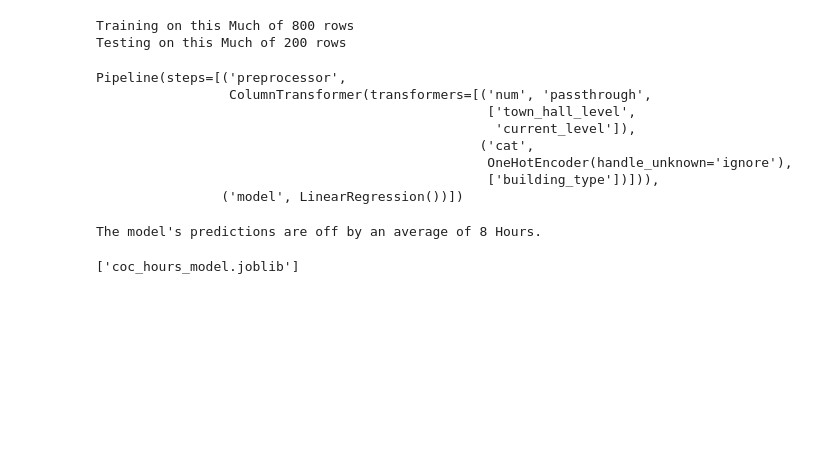
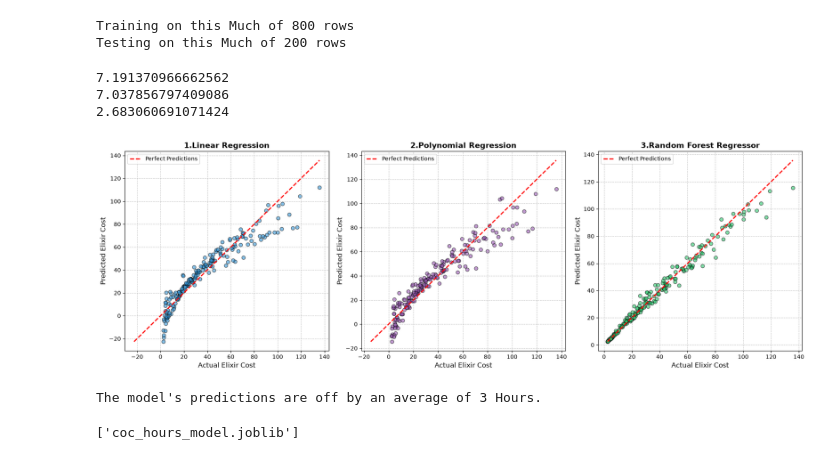
Before and after one commit to SheikhAz/Machine-Learning-Models, a Jupyter notebook: Training/Clash of Clan Upgrade/clashofclanupgrade.ipynb, the cells around one changed output. Cells and saved outputs as stored; diff of their text form; code cells hidden in the pictures; blank space fills up the shorter version.

Commit message:
Model Updated

```diff
--- a/Training/Clash of Clan Upgrade/clashofclanupgrade.ipynb
+++ b/Training/Clash of Clan Upgrade/clashofclanupgrade.ipynb
@@ -67,14 +68,3 @@ pipeline = Pipeline(steps=[
     ('preprocessor',preprocessor),
     ('model',LinearRegression())
 ])
-# %%
-pipeline.fit(X_train,y_train)
-# %% [output]
-Pipeline(steps=[('preprocessor',
-                 ColumnTransformer(transformers=[('num', 'passthrough',
-                                                  ['town_hall_level',
-                                                   'current_level']),
-                                                 ('cat',
-                                                  OneHotEncoder(handle_unknown='ignore'),
-                                                  ['building_type'])])),
-                ('model', LinearRegression())])
@@ -81,8 +84,62 @@ Pipeline(steps=[('preprocessor',
+# %%
+# Polynomial Regression
+pre_poly = ColumnTransformer([
+    ('num',Pipeline([('poly',PolynomialFeatures(degree=3,include_bias=False))]),['town_hall_level','current_level']),
+    ('cat',OneHotEncoder(handle_unknown='ignore'),["building_type"])
+])
+pipe_poly = Pipeline([
+    ("pre",pre_poly),('model',LinearRegression())
+])
+pipe_poly.fit(X_train,y_train)
+pred_poly = pipe_poly.predict(X_test)
+# %%
+# Random Forest Regressor
+from sklearn.ensemble import RandomForestRegressor
+
+
+pipe_rfr = Pipeline([
+    ('pre',pre_linear),('model',RandomForestRegressor(random_state=43))
+])
+pipe_rfr.fit(X_train,y_train)
+pred_rfr = pipe_rfr.predict(X_test)
+# %%
+linear_error = mean_absolute_error(y_test,pred_lin)
+polynomial_error = mean_absolute_error(y_test,pred_poly)
+Random_error = mean_absolute_error(y_test,pred_rfr)
+
+print(linear_error)
+print(polynomial_error)
+print(Random_error)
+# %% [output]
+7.191370966662562
+7.037856797409086
+2.683060691071424
+# %%
+fig, axes = plt.subplots(1,3,figsize = (18,6))
+def plot_prediction(ax,predictions,title ,color):
+    ax.scatter(y_test,predictions,alpha = 0.6,color=color,edgecolor ='k',s=40)
+
+    min_val = min(y_test.min(),predictions.min())
+    max_val = max(y_test.max(),predictions.max())
+    ax.plot([min_val,max_val],[min_val,max_val],'--r',lw = 2 ,label = "Perfect Predictions")
+    ax.set_title(title, fontsize=14, fontweight='bold')
+    ax.set_xlabel('Actual Elixir Cost', fontsize=12)
+    ax.set_ylabel('Predicted Elixir Cost', fontsize=12)
+    ax.legend()
+    ax.grid(True, linestyle='--', alpha=0.7)
+
+plot_prediction(axes[0],pred_lin,'1.Linear Regression','#3498db')
+plot_prediction(axes[1],pred_poly,'2.Polynomial Regression','#9b59b6')
+plot_prediction(axes[2],pred_rfr,'3.Random Forest Regressor','#2ecc71')
+
+plt.tight_layout()
+plt.show()
+# %% [output]
+[figure, added]
 # %%
-predictions = pipeline.predict(X_test)
-errors = mean_absolute_error(y_test,predictions)
-print(f"The model's predictions are off by an average of {errors:,.0f} Hours.")
+random_forest_errors = mean_absolute_error(y_test,pred_rfr)
+print(f"The model's predictions are off by an average of {random_forest_errors:,.0f} Hours.")
 # %% [output]
-The model's predictions are off by an average of 8 Hours.
+The model's predictions are off by an average of 3 Hours.
 # %%
 import joblib
```
Also changed, not shown: parts of 4 cells of this notebook, 2 other files.
